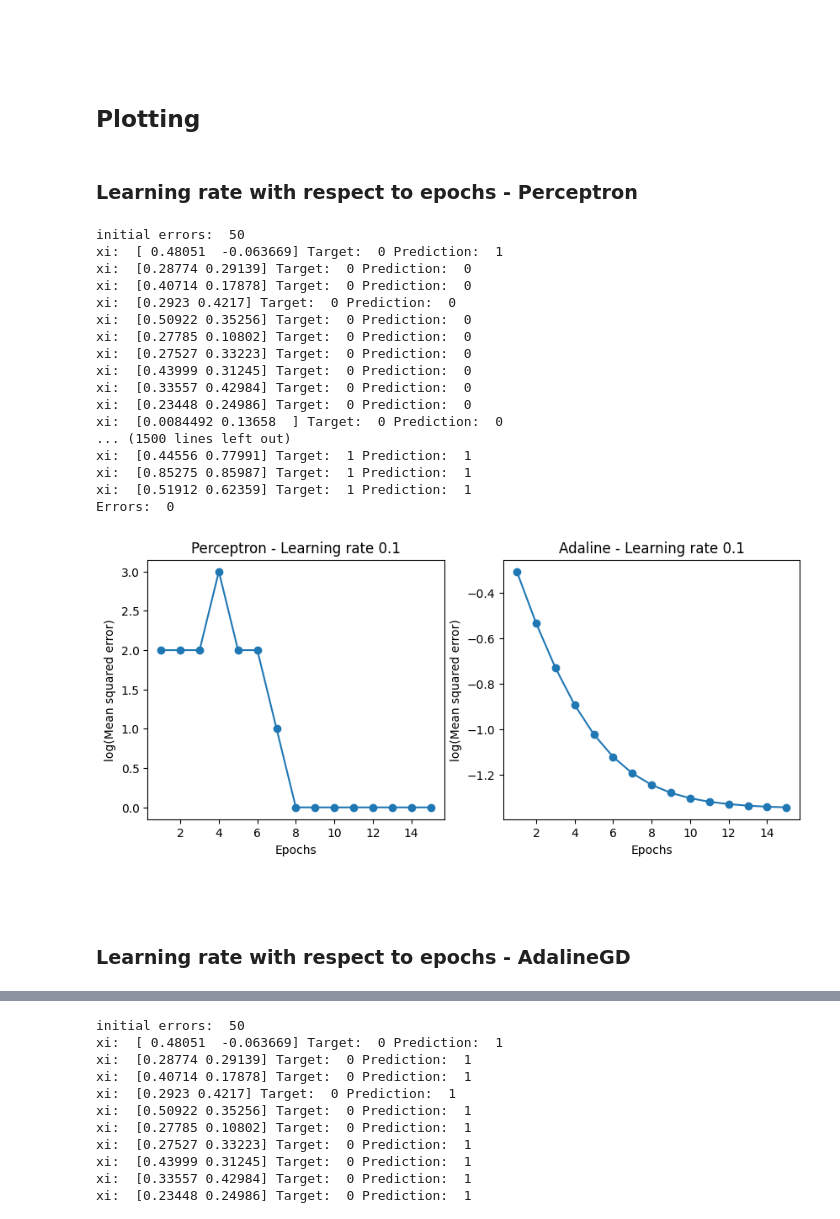
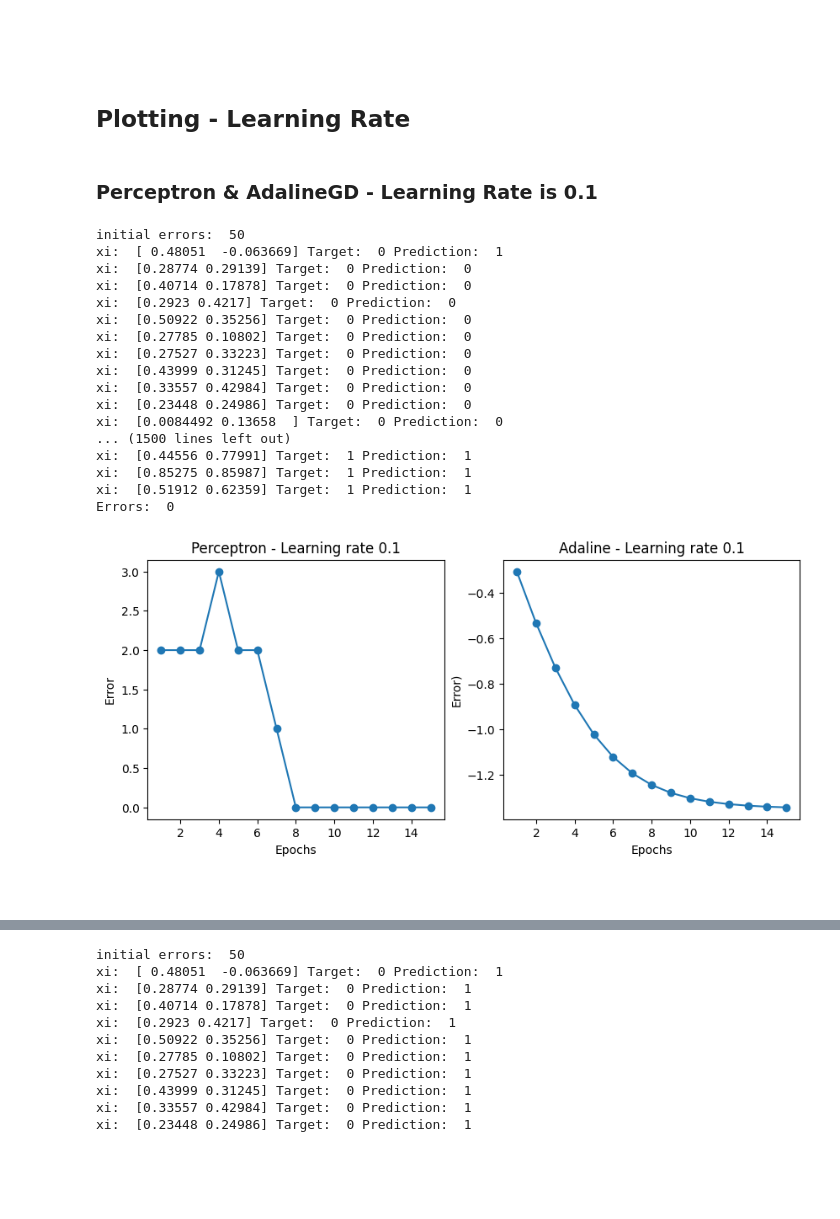
Before and after one commit to 2533Aryan/Machine_Learning, a Jupyter notebook: Assignments/Assignment_03/Adaline_Assignment_Aryan_Raval [conflicted 2].ipynb, the cells around one changed output, grey strips where cells are left out. Saved outputs shown, nothing was run; the diff lists cells and outputs as text; code cells hidden in the pictures; blank space fills up the shorter version.

```diff
--- a/Assignments/Assignment_03/Adaline_Assignment_Aryan_Raval [conflicted 2].ipynb
+++ b/Assignments/Assignment_03/Adaline_Assignment_Aryan_Raval [conflicted 2].ipynb
@@ -273,46 +278,44 @@ X_std[:, 1] = (X[:, 1] - X[:, 1].mean()) / X[:, 1].std()
 <br>
 <br>
 # %% [markdown]
-## Plotting
+## Plotting - Learning Rate
-# %% [markdown]
-### Learning rate with respect to epochs - Perceptron
+# %% [markdown]
+### Perceptron & AdalineGD - Learning Rate is 0.1
 # %%
 fig, px = plt.subplots(nrows=1, ncols=2, figsize=(10, 4))
 
 ppn1 = Perceptron(eta=0.1, n_iter=15, random_state=10).fit(X, y)
 px[0].plot(range(1, len(ppn1.errors_) + 1), ppn1.errors_, marker='o')
 px[0].set_xlabel('Epochs')
-px[0].set_ylabel('log(Mean squared error)')
+px[0].set_ylabel('Error')
 px[0].set_title('Perceptron - Learning rate 0.1')
 
 ada1 = AdalineGD(n_iter=15, eta=0.1).fit(X_std, y)
 px[1].plot(range(1, len(ada1.losses_) + 1), np.log10(ada1.losses_), marker='o')
 px[1].set_xlabel('Epochs')
-px[1].set_ylabel('log(Mean squared error)')
+px[1].set_ylabel('Error)')
 px[1].set_title('Adaline - Learning rate 0.1')
 
 
 plt.show()
 # %% [output]
 initial errors:  50
 xi:  [ 0.48051  -0.063669] Target:  0 Prediction:  1
 xi:  [0.28774 0.29139] Target:  0 Prediction:  0
 xi:  [0.40714 0.17878] Target:  0 Prediction:  0
 xi:  [0.2923 0.4217] Target:  0 Prediction:  0
 xi:  [0.50922 0.35256] Target:  0 Prediction:  0
 xi:  [0.27785 0.10802] Target:  0 Prediction:  0
 xi:  [0.27527 0.33223] Target:  0 Prediction:  0
 xi:  [0.43999 0.31245] Target:  0 Prediction:  0
 xi:  [0.33557 0.42984] Target:  0 Prediction:  0
 xi:  [0.23448 0.24986] Target:  0 Prediction:  0
 xi:  [0.0084492 0.13658  ] Target:  0 Prediction:  0
 ... (1500 lines left out)
 xi:  [0.44556 0.77991] Target:  1 Prediction:  1
 xi:  [0.85275 0.85987] Target:  1 Prediction:  1
 xi:  [0.51912 0.62359] Target:  1 Prediction:  1
 Errors:  0
-[figure, old version]
+[figure, new version]
 # %% [markdown]
 <br>
-# %% [markdown]
-### Learning rate with respect to epochs - AdalineGD
```
Also changed, not shown: parts of 6 cells of this notebook, 1 other file.
